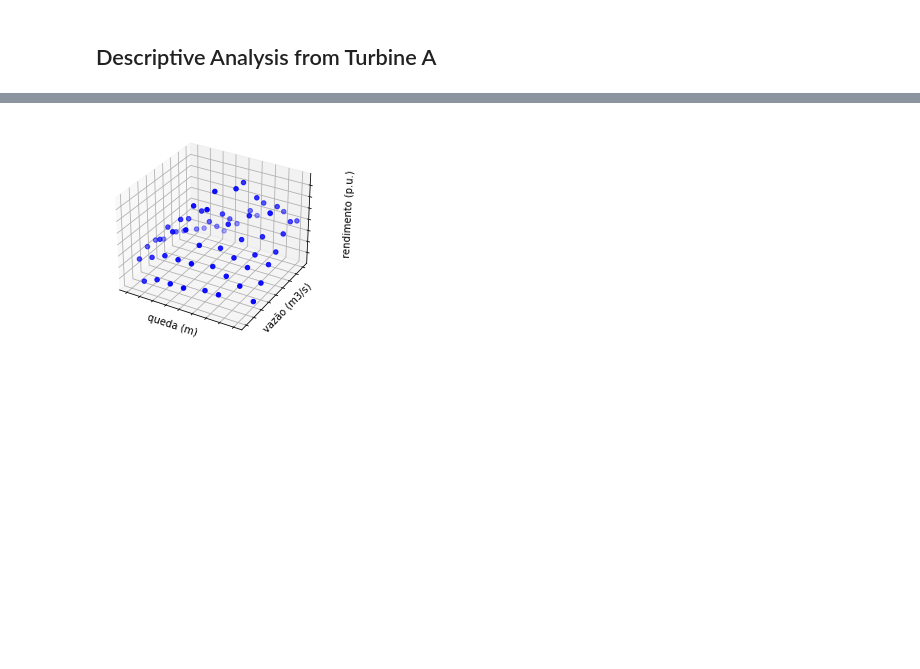
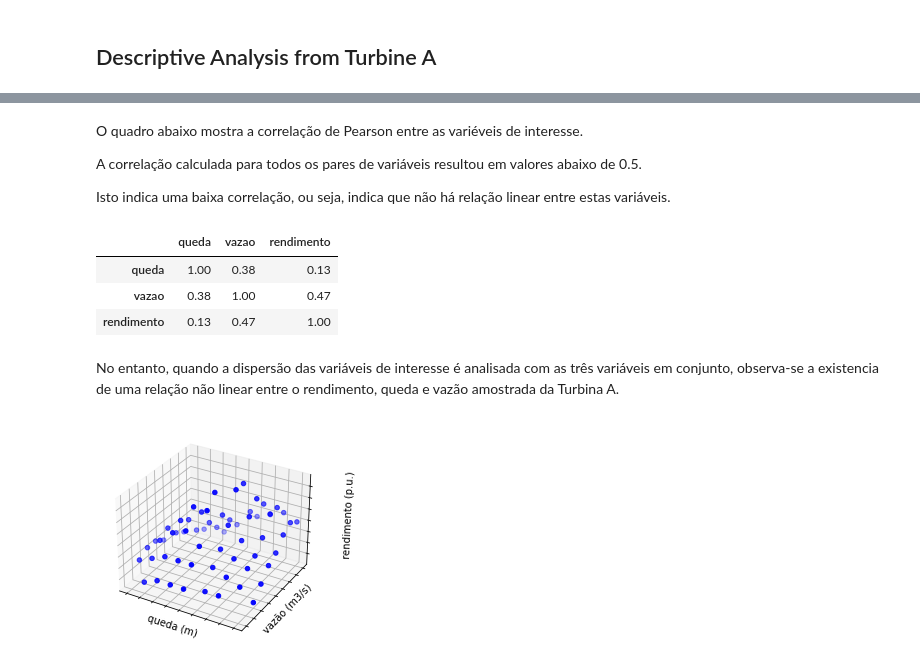
Before and after one commit to ClaudioSiervi/hydroelectric-efficiency-curve-estimation, a Jupyter notebook: notebooks/analysis/descriptive/turbine_A.ipynb, the cells around one changed output, grey strips where cells are left out. Saved outputs shown, nothing was run; the diff lists cells and outputs as text; code cells hidden in the pictures; blank space fills up the shorter version.

```diff
--- a/notebooks/analysis/descriptive/turbine_A.ipynb
+++ b/notebooks/analysis/descriptive/turbine_A.ipynb
@@ -25,3 +52,20 @@ pode então ser constatada pelo gráfico de dispersão da amostra.
+# %% [markdown]
+O quadro abaixo mostra a correlação de Pearson entre as variéveis de interesse.
+
+A correlação calculada para todos os pares de variáveis resultou em valores abaixo de 0.5.
+
+Isto indica uma baixa correlação, ou seja, indica que não há relação linear entre estas variáveis.
+# %%
+round(turbine.hill_curve.corr(method='pearson'), 2)
+# %% [output]
+|  | queda | vazao | rendimento |
+| queda | 1.00 | 0.38 | 0.13 |
+| vazao | 0.38 | 1.00 | 0.47 |
+| rendimento | 0.13 | 0.47 | 1.00 |
+# %% [markdown]
+No entanto, quando a dispersão das variáveis de interesse é analisada com as três variáveis em conjunto,
+observa-se a existencia de uma relação não linear
+entre o rendimento, queda e vazão amostrada da Turbina A.
 # %%
 turbine.scatter_plot_3d()
 # %% [output]
```
Also changed, not shown: parts of 12 cells of this notebook.
